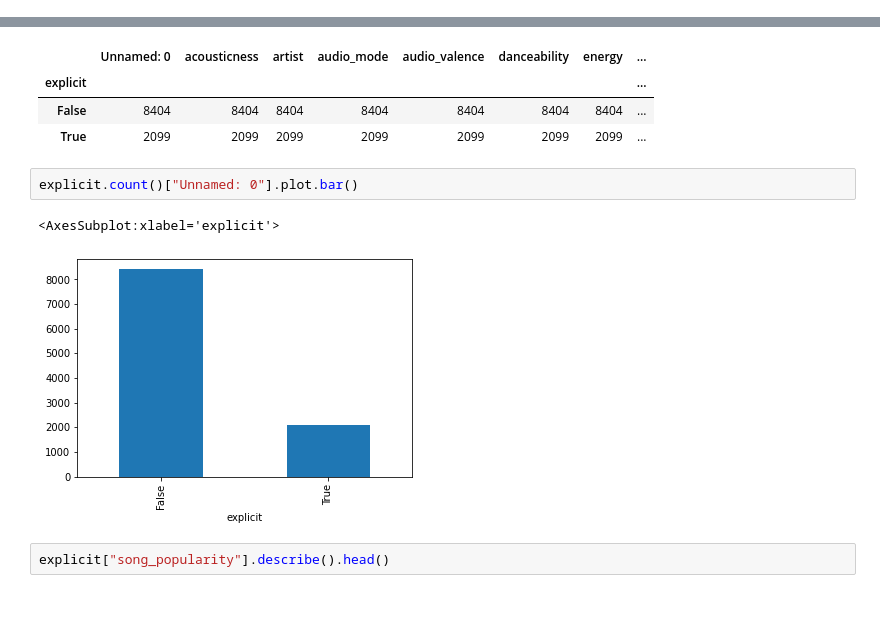
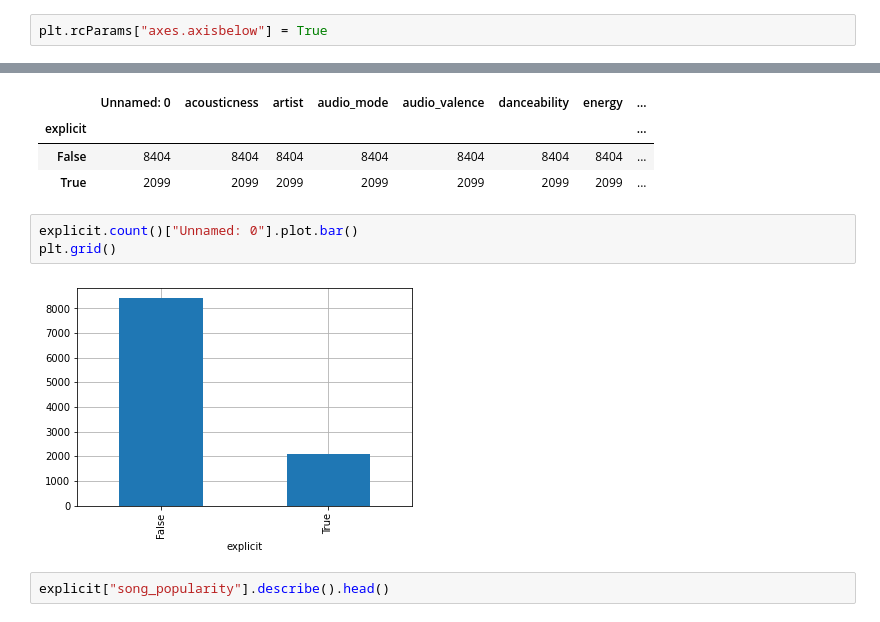
Before and after one commit to dschmtz/Data-Exploration-Project, a Jupyter notebook: project.ipynb, the cells around one changed output, grey strips where cells are left out. Drawn from its saved outputs; the diff is of its cells as text.

```diff
--- a/project.ipynb
+++ b/project.ipynb
@@ -259,6 +259,8 @@ cleared = pd.read_csv("song_data_expanded.csv")
 
 Zum Verständnis und der besseren Vorbereitung auf die Modellwahl, ist eine genaue Betrachtung der einzelnen Datenreihen sowie der Korrelationen zwischen ebendiesen unabdingbar.
 Erste Gedanken unsererseits drehen sich dabei um die Künstler. Ob es mehr One-Hit-Wonder oder konsistent beliebte Künstler gibt.
+# %%
+plt.rcParams["axes.axisbelow"] = True
 # %% [markdown]
 ### 3.1 Popularität eines Liedes
 # %%
@@ -669,9 +676,9 @@ explicit.count().head()
 | True | 2099 | 2099 | 2099 | 2099 | 2099 | 2099 | 2099 | ... |
 # %%
 explicit.count()["Unnamed: 0"].plot.bar()
+plt.grid()
 # %% [output]
-<AxesSubplot:xlabel='explicit'>
-[figure, old version]
+[figure, new version]
 # %%
 explicit["song_popularity"].describe().head()
 # %% [output]
```
Also changed, not shown: parts of 54 cells of this notebook.
